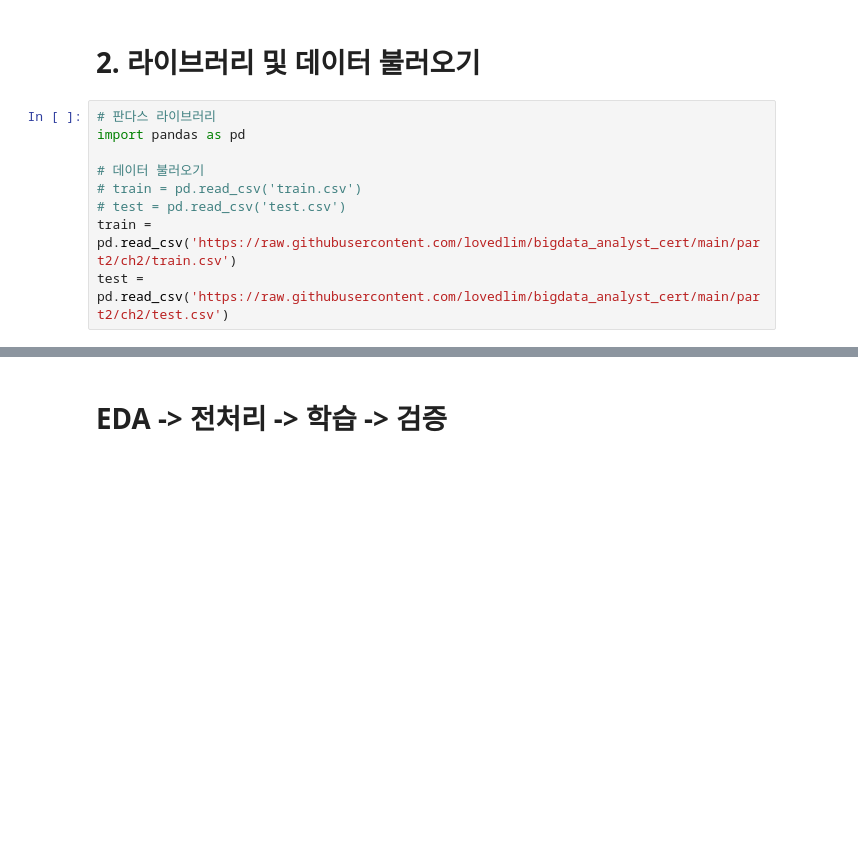
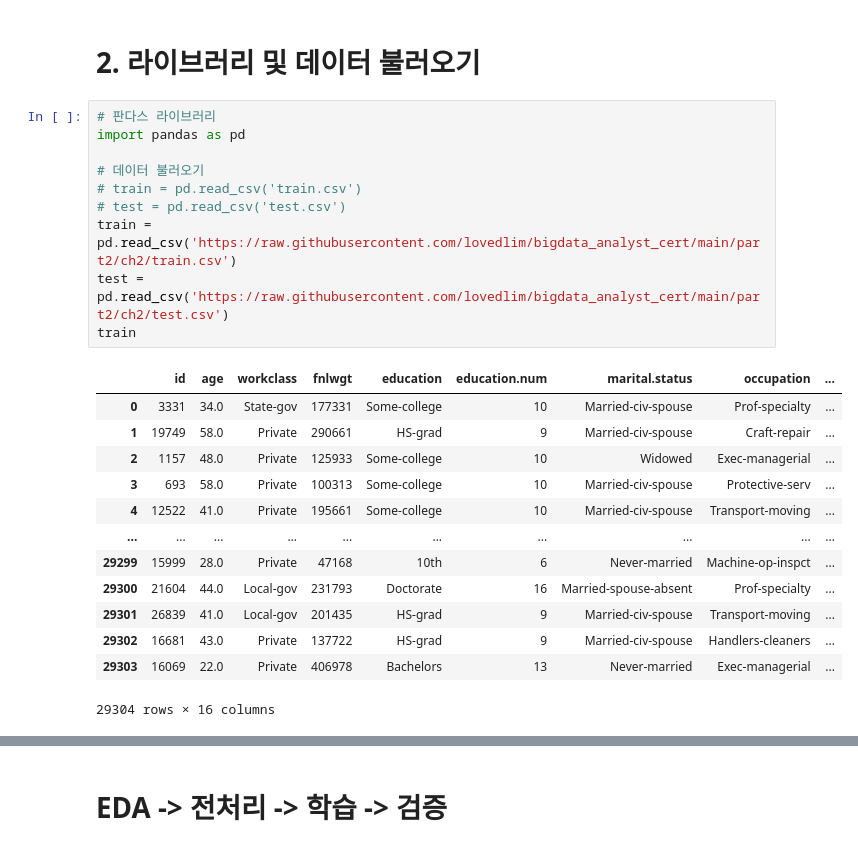
Before and after one commit to zzl-hyun/bigdata_analyst_cert_v2, a Jupyter notebook: part2/ch2/ch2_classification.ipynb, the cells around one changed output, grey strips where cells are left out. Drawn from its saved outputs; the diff is of its cells as text; blank space fills up the shorter version.

```diff
--- a/part2/ch2/ch2_classification.ipynb
+++ b/part2/ch2/ch2_classification.ipynb
@@ -10,9 +10,24 @@
 # %%
 # 판다스 라이브러리
 import pandas as pd
 
 # 데이터 불러오기
 # train = pd.read_csv('train.csv')
 # test = pd.read_csv('test.csv')
 train = pd.read_csv('https://raw.githubusercontent.com/lovedlim/bigdata_analyst_cert/main/part2/ch2/train.csv')
 test = pd.read_csv('https://raw.githubusercontent.com/lovedlim/bigdata_analyst_cert/main/part2/ch2/test.csv')
+train
+# %% [output]
+|  | id | age | workclass | fnlwgt | education | education.num | marital.status | occupation | ... |
+| 0 | 3331 | 34.0 | State-gov | 177331 | Some-college | 10 | Married-civ-spouse | Prof-specialty | ... |
+| 1 | 19749 | 58.0 | Private | 290661 | HS-grad | 9 | Married-civ-spouse | Craft-repair | ... |
+| 2 | 1157 | 48.0 | Private | 125933 | Some-college | 10 | Widowed | Exec-managerial | ... |
+| 3 | 693 | 58.0 | Private | 100313 | Some-college | 10 | Married-civ-spouse | Protective-serv | ... |
+| 4 | 12522 | 41.0 | Private | 195661 | Some-college | 10 | Married-civ-spouse | Transport-moving | ... |
+| ... | ... | ... | ... | ... | ... | ... | ... | ... | ... |
+| 29299 | 15999 | 28.0 | Private | 47168 | 10th | 6 | Never-married | Machine-op-inspct | ... |
+| 29300 | 21604 | 44.0 | Local-gov | 231793 | Doctorate | 16 | Married-spouse-absent | Prof-specialty | ... |
+| 29301 | 26839 | 41.0 | Local-gov | 201435 | HS-grad | 9 | Married-civ-spouse | Transport-moving | ... |
+| 29302 | 16681 | 43.0 | Private | 137722 | HS-grad | 9 | Married-civ-spouse | Handlers-cleaners | ... |
+| 29303 | 16069 | 22.0 | Private | 406978 | Bachelors | 13 | Never-married | Exec-managerial | ... |
+29304 rows × 16 columns
```
Also changed, not shown: parts of 11 cells of this notebook.
